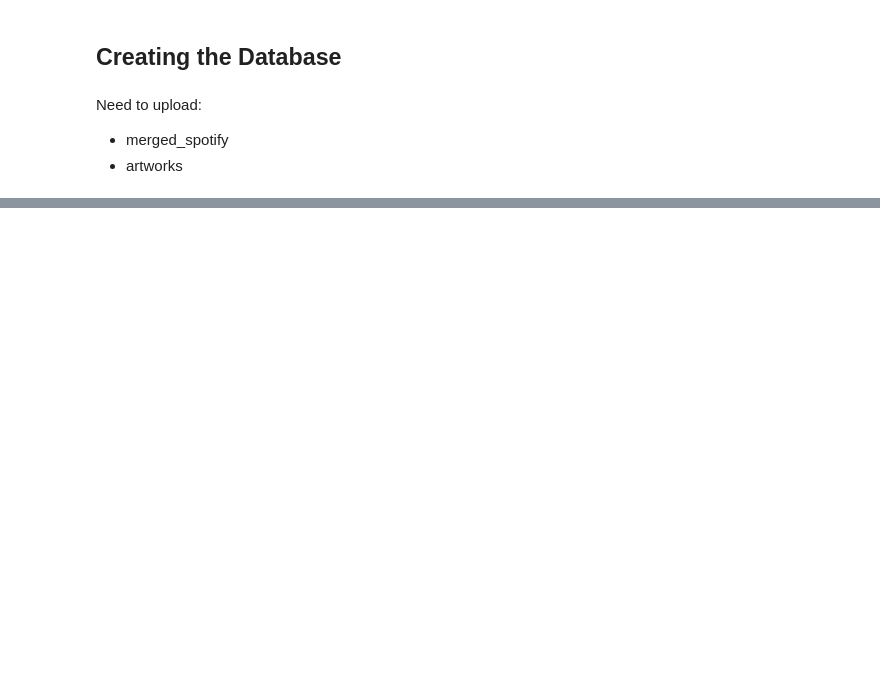
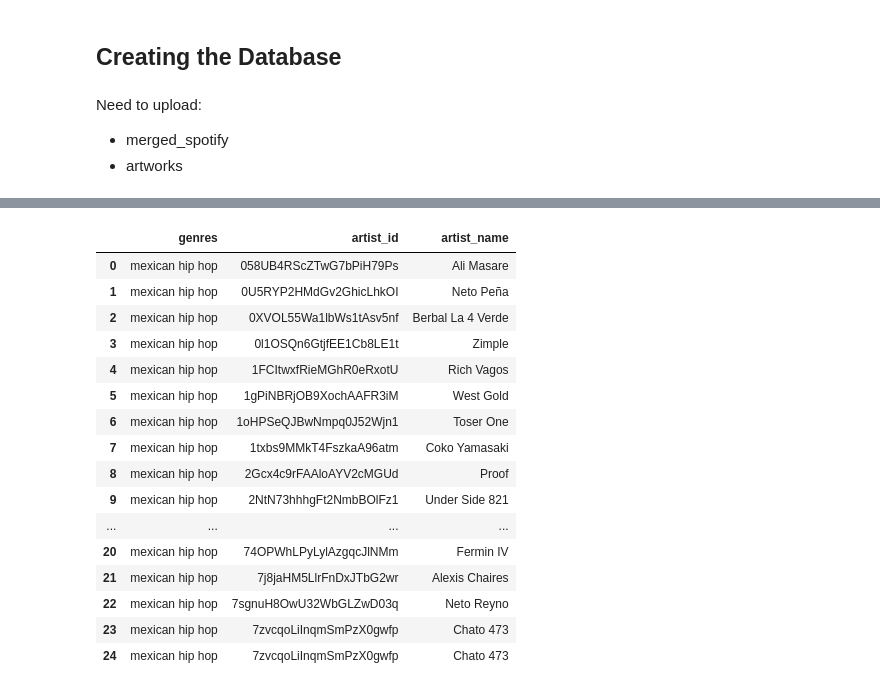
Before and after one commit to zgrayblue/artipy, a Jupyter notebook: database.ipynb, the cells around one changed output, grey strips where cells are left out. Drawn from its saved outputs; the diff is of its cells as text; code cells hidden in the pictures; blank space fills up the shorter version.

```diff
--- a/database.ipynb
+++ b/database.ipynb
@@ -27,7 +30,7 @@ engine = create_engine('postgresql+psycopg2://{user}:{password}@{host}:{port}/{d
     password = POSTGRES_PASSWORD,
     host = 'postgres',
     port = 5432,
-    db = 'spotify'
+    db = 'artipy'
 ))
 # %% [markdown]
 Need to upload:
@@ -35,0 +41,2 @@ Need to upload:
+# %%
+artists = pd.read_csv('artists.csv')
@@ -38,0 +89,27 @@ audio_features.to_sql('audio_features', con=engine, index=False, chunksize=1000,
+# %%
+myquery = '''
+SELECT *
+FROM artists
+WHERE genres = 'mexican hip hop'
+'''
+
+df = pd.read_sql_query(myquery, con=engine)
+df
+# %% [output]
+|  | genres | artist_id | artist_name |
+| 0 | mexican hip hop | 058UB4RScZTwG7bPiH79Ps | Ali Masare |
+| 1 | mexican hip hop | 0U5RYP2HMdGv2GhicLhkOI | Neto Peña |
+| 2 | mexican hip hop | 0XVOL55Wa1lbWs1tAsv5nf | Berbal La 4 Verde |
+| 3 | mexican hip hop | 0l1OSQn6GtjfEE1Cb8LE1t | Zimple |
+| 4 | mexican hip hop | 1FCItwxfRieMGhR0eRxotU | Rich Vagos |
+| 5 | mexican hip hop | 1gPiNBRjOB9XochAAFR3iM | West Gold |
+| 6 | mexican hip hop | 1oHPSeQJBwNmpq0J52Wjn1 | Toser One |
+| 7 | mexican hip hop | 1txbs9MMkT4FszkaA96atm | Coko Yamasaki |
+| 8 | mexican hip hop | 2Gcx4c9rFAAloAYV2cMGUd | Proof |
+| 9 | mexican hip hop | 2NtN73hhhgFt2NmbBOlFz1 | Under Side 821 |
+| ... | ... | ... | ... |
+| 20 | mexican hip hop | 74OPWhLPyLylAzgqcJlNMm | Fermin IV |
+| 21 | mexican hip hop | 7j8jaHM5LlrFnDxJTbG2wr | Alexis Chaires |
+| 22 | mexican hip hop | 7sgnuH8OwU32WbGLZwD03q | Neto Reyno |
+| 23 | mexican hip hop | 7zvcqoLiInqmSmPzX0gwfp | Chato 473 |
+| 24 | mexican hip hop | 7zvcqoLiInqmSmPzX0gwfp | Chato 473 |
```
Also changed, not shown: parts of 11 cells of this notebook, 1 other file.
